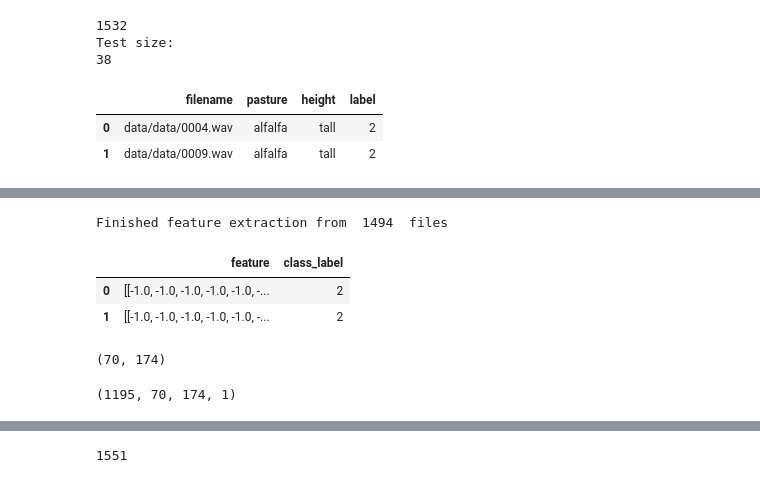
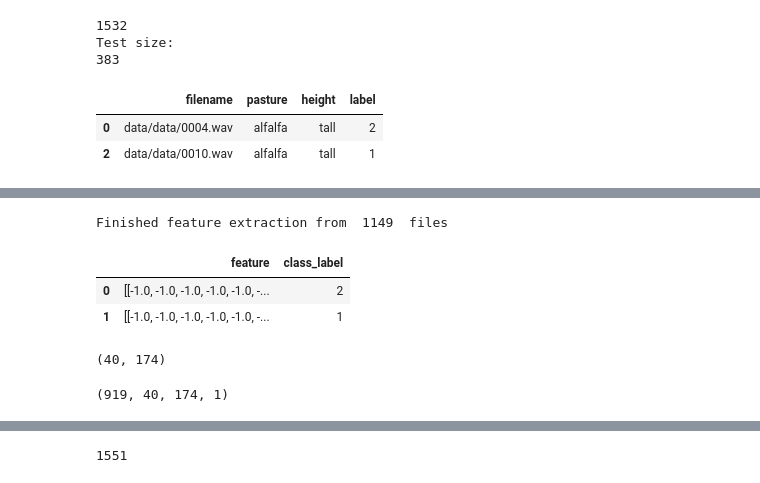
Before and after one commit to juancrescente/ia-litoral, a Jupyter notebook: model.ipynb, the cells around one changed output, grey strips where cells are left out. Cells and saved outputs as stored; diff of their text form; code cells hidden in the pictures.

```diff
--- a/model.ipynb
+++ b/model.ipynb
@@ -10,25 +10,25 @@ import IPython
 # %%
 from math import floor
 path_train = 'data/train_labels.csv'
 path_test = 'data/test_files.csv'
-num_cc = 70
+num_cc = 40
 df = pd.read_csv(path_train)
 total_count = len(df.index)
-num_test = floor(total_count * 0.025)
+num_test = floor(total_count * 0.25)
 df['filename'] = df['filename'].map(lambda x: 'data/data/%04d.wav' % x)
 df_test_my = df.sample(num_test)
 df = df[~df.index.isin(df_test_my.index)]
 print(total_count)
 print("Test size:")
 print(num_test)
 df.head(2)
 # %% [output]
 1532
 Test size:
-38
+383
 |  | filename | pasture | height | label |
 | 0 | data/data/0004.wav | alfalfa | tall | 2 |
-| 1 | data/data/0009.wav | alfalfa | tall | 2 |
+| 2 | data/data/0010.wav | alfalfa | tall | 1 |
 # %%
 IPython.display.Audio(df.loc[4]['filename'])
 # %% [output]
@@ -55,14 +55,14 @@ df_features = pd.DataFrame(features, columns=['feature','class_label'])
 print('Finished feature extraction from ', len(df_features), ' files')
 df_features.head(2)
 # %% [output]
-Finished feature extraction from  1494  files
+Finished feature extraction from  1149  files
 |  | feature | class_label |
 | 0 | [[-1.0, -1.0, -1.0, -1.0, -1.0, -... | 2 |
-| 1 | [[-1.0, -1.0, -1.0, -1.0, -1.0, -... | 2 |
+| 1 | [[-1.0, -1.0, -1.0, -1.0, -1.0, -... | 1 |
 # %%
 df_features.loc[0].feature.shape
 # %% [output]
-(70, 174)
+(40, 174)
 # %%
 from sklearn.preprocessing import LabelEncoder
 from keras.utils import to_categorical
@@ -93,7 +93,7 @@ x_test = x_test.reshape(x_test.shape[0], num_rows, num_columns, num_channels)
 # %%
 x_train.shape
 # %% [output]
-(1195, 70, 174, 1)
+(919, 40, 174, 1)
 # %%
 def build_model():
     global x_train
```
Also changed, not shown: parts of 5 cells of this notebook, 1 other file.
